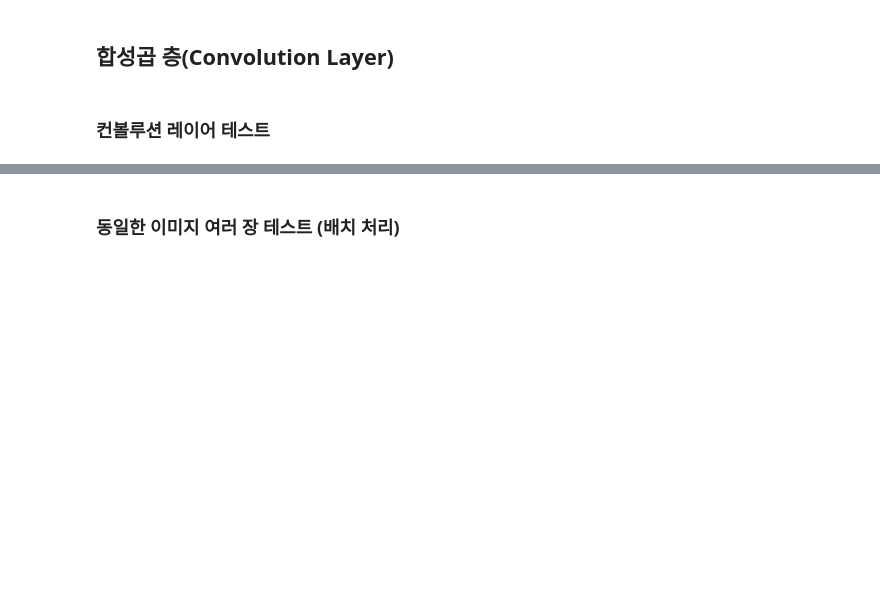
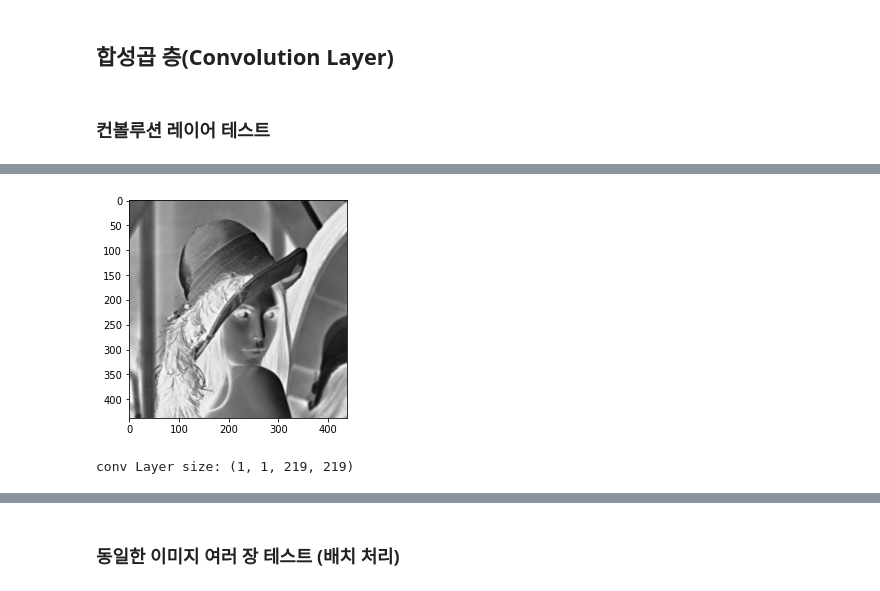
Before and after one commit to bye23mj/suanLee, a Jupyter notebook: DL_10_CNN.ipynb, the cells around one changed output, grey strips where cells are left out. Drawn from its saved outputs; the diff is of its cells as text; code cells hidden in the pictures; blank space fills up the shorter version.

```diff
--- a/DL_10_CNN.ipynb
+++ b/DL_10_CNN.ipynb
@@ -548,0 +691,13 @@ plt.show()
+# %%
+plt.imshow(output[0, 0, :, :], cmap='gray')
+plt.show()
+# %% [output]
+[figure, added]
+# %%
+W2, b2 = init_weight(1, 1, 3)
+conv2 = Conv2D(W2, b2, stride=2)
+output2 = conv2.forward(image_gray)
+
+print("conv Layer size:", output2.shape)
+# %% [output]
+conv Layer size: (1, 1, 219, 219)
```
Also changed, not shown: parts of 57 cells of this notebook.
